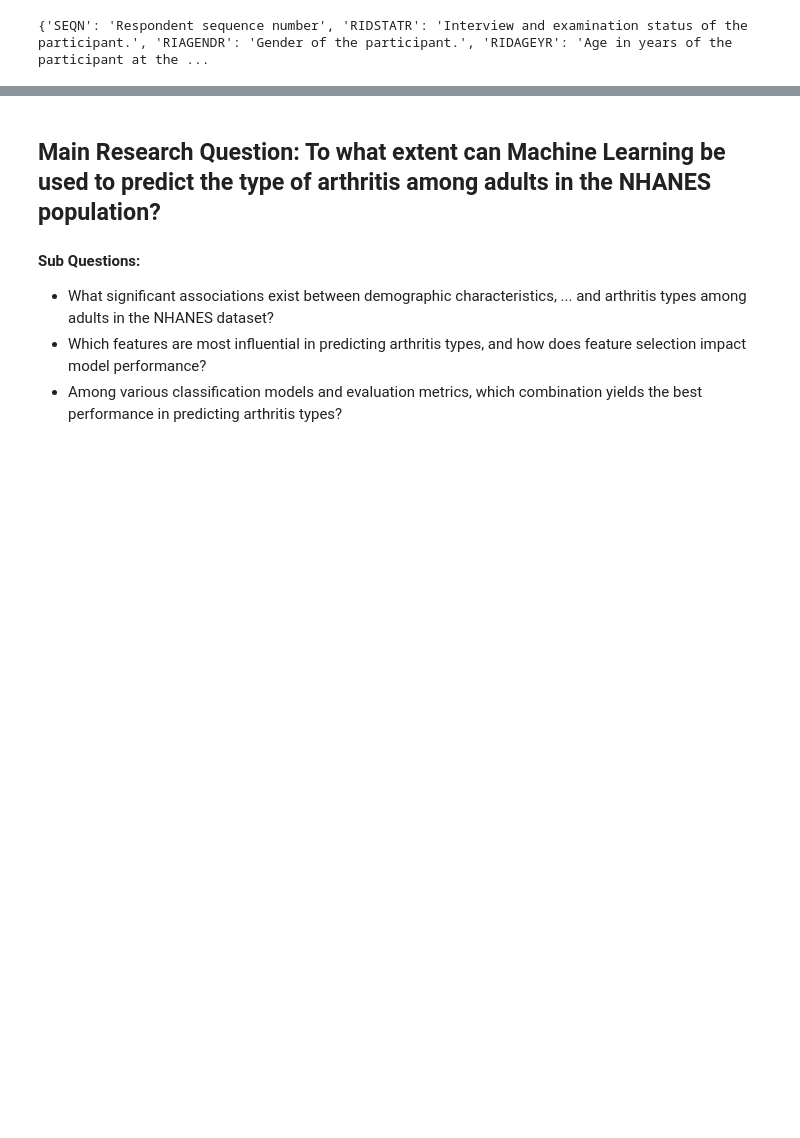
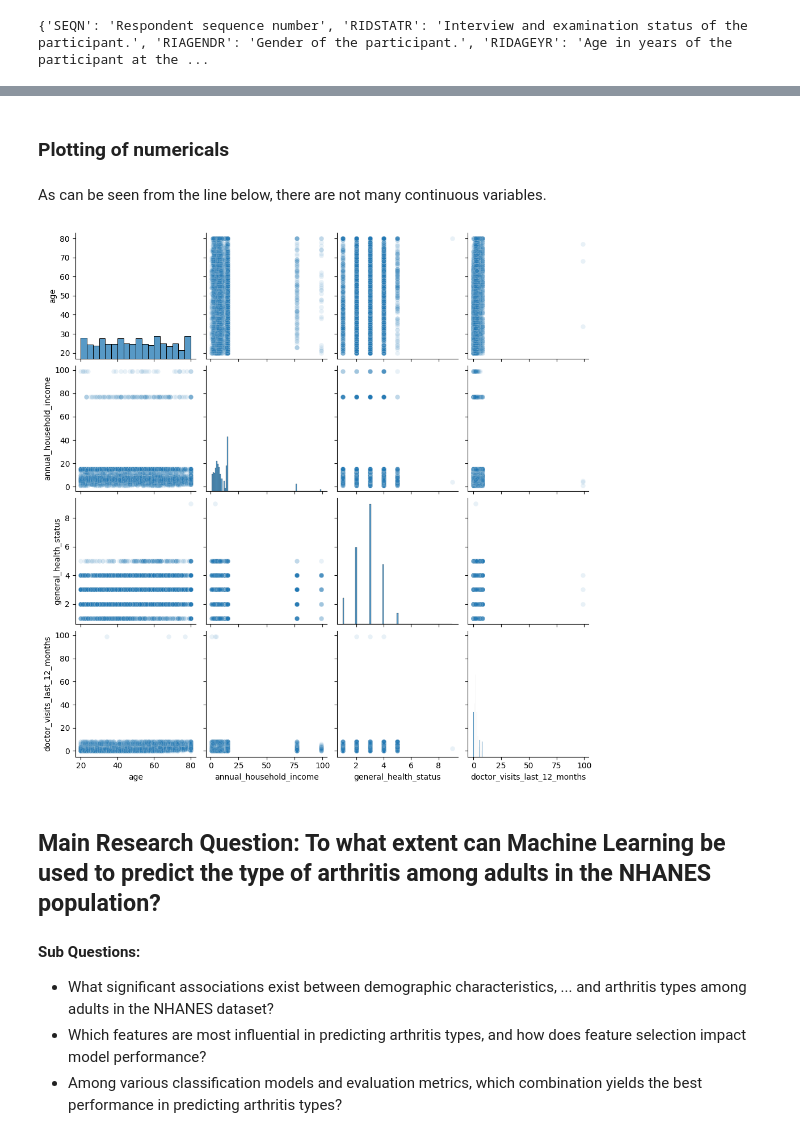
Before and after one commit to mikolajhilgert/jads-dm-project, a Jupyter notebook: Project Code.ipynb, the cells around one changed output, grey strips where cells are left out. Drawn from its saved outputs; the diff is of its cells as text; code cells hidden in the pictures; blank space fills up the shorter version.

```diff
--- a/Project Code.ipynb
+++ b/Project Code.ipynb
@@ -274,0 +193,3 @@ test
+# %%
+# Filter merged_df to only include columns in mapping, then rename them using the mapping dictionary
+df = merged_df[list(mapping.keys())].rename(columns=mapping)
@@ -275,3 +239,23 @@ test
+# %%
+# If they didnt have arthritis, we can fill the type of arthritis with 0
+df['type_of_arthritis'].fillna(0, inplace=True)
+# If they didnt break a bone after 20, we can fill the type of arthritis with 0
+df['broke_bone_after_20'].fillna(0, inplace=True)
+# %%
+# Drop NAs
+df = df.dropna()
+# %% [markdown]
+### Plotting of numericals
+# %% [markdown]
+As can be seen from the line below, there are not many continuous variables.
+# %%
+continuous_columns = ['age', 'annual_household_income', 'general_health_status', 'doctor_visits_last_12_months']
+# %%
+# Numerical Pairplot according to response variable
+sns.pairplot(df[continuous_columns], plot_kws={'alpha':0.1})
+plt.show()
+# %% [output]
+[figure, added]
 # %% [markdown]
 ## **Main Research Question:** To what extent can Machine Learning be used to predict the type of arthritis among adults in the NHANES population?
 
```
Also changed, not shown: parts of 15 cells of this notebook.
